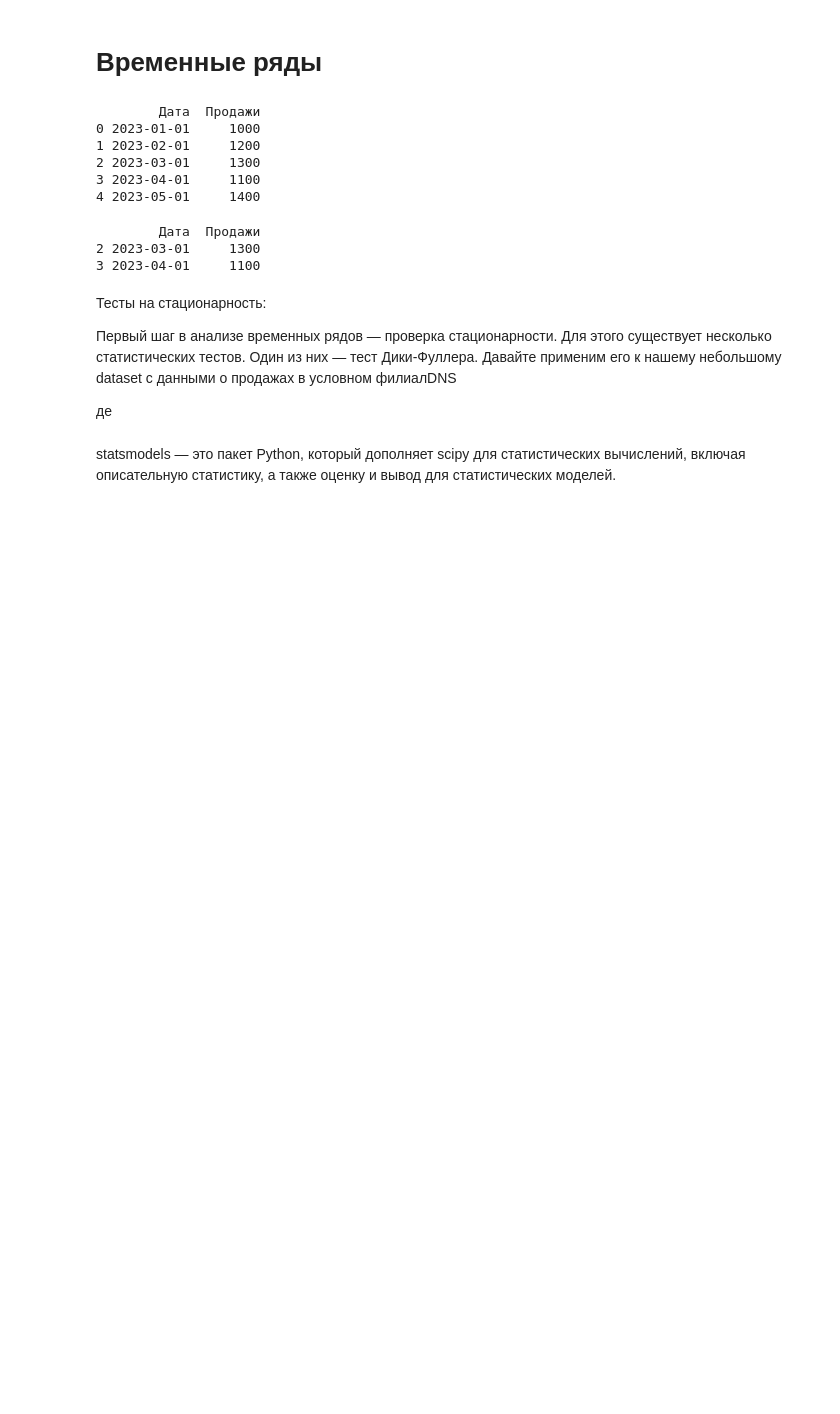
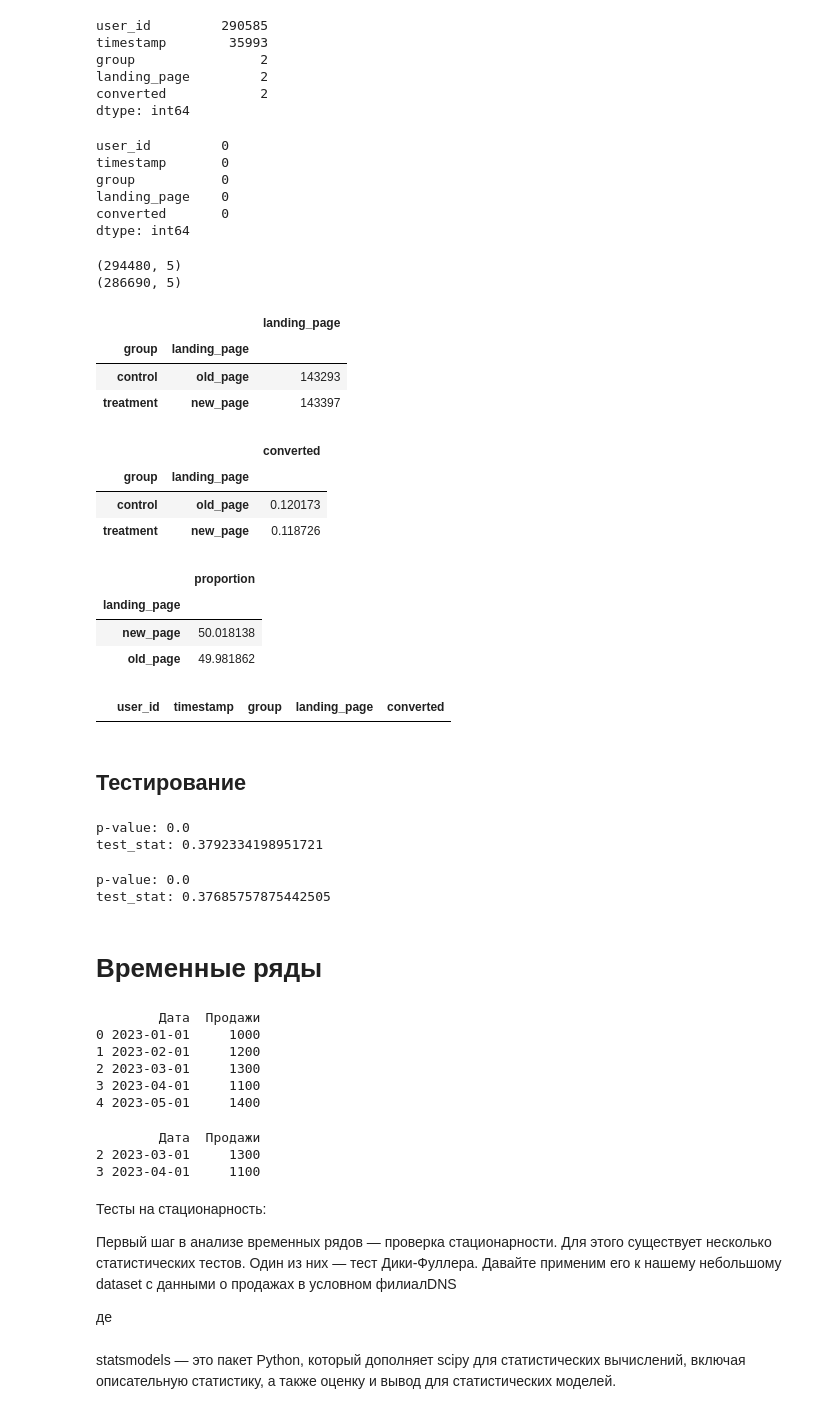
Before and after one commit to DieNice/lessons_notebooks, a Jupyter notebook: lesson_6.ipynb, the cells around one changed output. Saved outputs shown, nothing was run; the diff lists cells and outputs as text; code cells hidden in the pictures; blank space fills up the shorter version.

```diff
--- a/lesson_6.ipynb
+++ b/lesson_6.ipynb
@@ -1,3 +84,69 @@
+# %%
+df.apply(lambda x: x.nunique())
+# %% [output]
+user_id         290585
+timestamp        35993
+group                2
+landing_page         2
+converted            2
+dtype: int64
+# %%
+df.isnull().sum()
+# %% [output]
+user_id         0
+timestamp       0
+group           0
+landing_page    0
+converted       0
+dtype: int64
+# %%
+print(df.shape)
+df = df.drop_duplicates(subset= 'user_id', keep= False)
+print(df.shape)
+# %% [output]
+(294480, 5)
+(286690, 5)
+# %%
+df.groupby(['group','landing_page']).agg({'landing_page': lambda x: x.value_counts()})
+# %% [output]
+|  |  | landing_page |
+| group | landing_page |  |
+| control | old_page | 143293 |
+| treatment | new_page | 143397 |
+# %%
+df.groupby(['group','landing_page']).agg({'converted': 'mean'})
+# %% [output]
+|  |  | converted |
+| group | landing_page |  |
+| control | old_page | 0.120173 |
+| treatment | new_page | 0.118726 |
+# %%
+pd.DataFrame(df.loc[:,'landing_page'].value_counts(normalize = True) * 100)
+# %% [output]
+|  | proportion |
+| landing_page |  |
+| new_page | 50.018138 |
+| old_page | 49.981862 |
+# %%
+df[((df['group'] == 'control') & (df['landing_page'] == 'new_page')) |((df['group'] == 'treatment') & (df['landing_page'] == 'old_page')) ]
+# %% [output]
+|  | user_id | timestamp | group | landing_page | converted |
+# %% [markdown]
+## Тестирование
+# %%
+test_stat, pvalue = shapiro(df.loc[df["landing_page"] == "old_page", "converted"])
+print("p-value:",pvalue)
+print("test_stat:",test_stat)
+# %% [output]
+p-value: 0.0
+test_stat: 0.3792334198951721
+# %%
+test_stat, pvalue = shapiro(df.loc[df["landing_page"] == "new_page", "converted"])
+print("p-value:",pvalue)
+print("test_stat:",test_stat)
+# %% [output]
+p-value: 0.0
+test_stat: 0.37685757875442505
 # %% [markdown]
 # Временные ряды
 # %%
```
Also changed, not shown: parts of 13 cells of this notebook, 1 other file.
